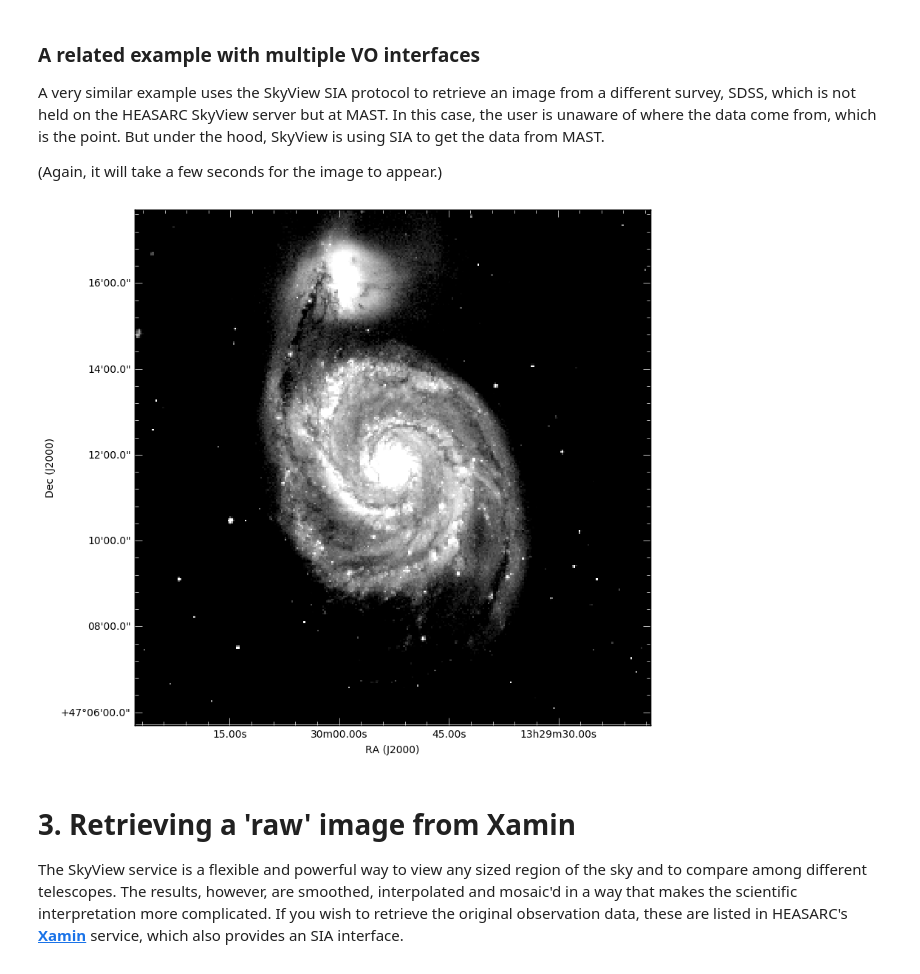
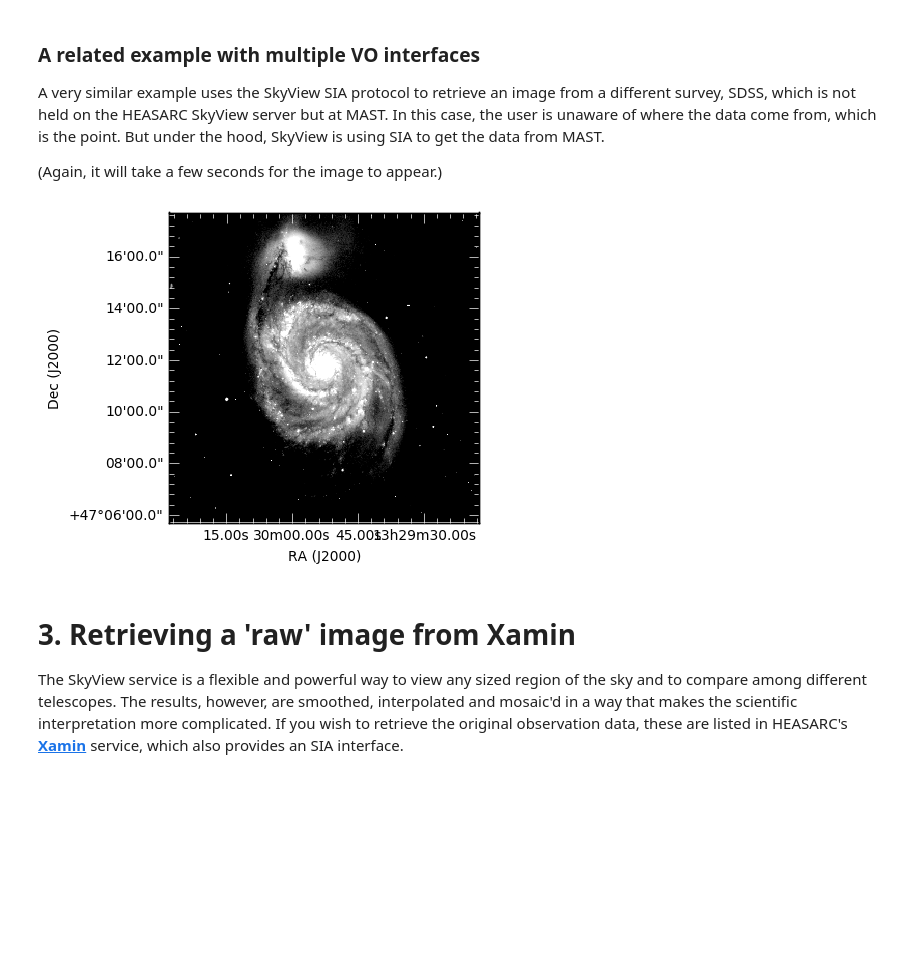
Before and after one commit to NASA-NAVO/aas_workshop_2018, a Jupyter notebook: heasarc/heasarc_Image_Access.ipynb, the cells around one changed output. Drawn from its saved outputs; the diff is of its cells as text; code cells hidden in the pictures; blank space fills up the shorter version.

```diff
--- a/heasarc/heasarc_Image_Access.ipynb
+++ b/heasarc/heasarc_Image_Access.ipynb
@@ -194,10 +194,10 @@ with open('my_image2.fits','wb') as f:
     f.write(r.content)
 # %%
 hdu_list=apfits.open('my_image2.fits')
-gc = aplpy.FITSFigure(hdu_list)
+gc = aplpy.FITSFigure(hdu_list,figsize=(4,4))
 gc.show_grayscale(stretch='log', vmin=0.1,vmax=1.)
 # %% [output]
-[figure, old version]
+[figure, new version]
 # %% [markdown]
 # 3. Retrieving a 'raw' image from Xamin
 The SkyView service is a flexible and powerful way to view any sized region of the sky and to compare among different telescopes.  The results, however, are smoothed, interpolated and mosaic'd in a way that makes the scientific interpretation more complicated.  If you wish to retrieve the original observation data, these are listed in HEASARC's __[Xamin](https://heasarc.gsfc.nasa.gov/xamin/)__ service, which also provides an SIA interface.
```
Also changed, not shown: parts of 2 cells of this notebook, 1 other file.
